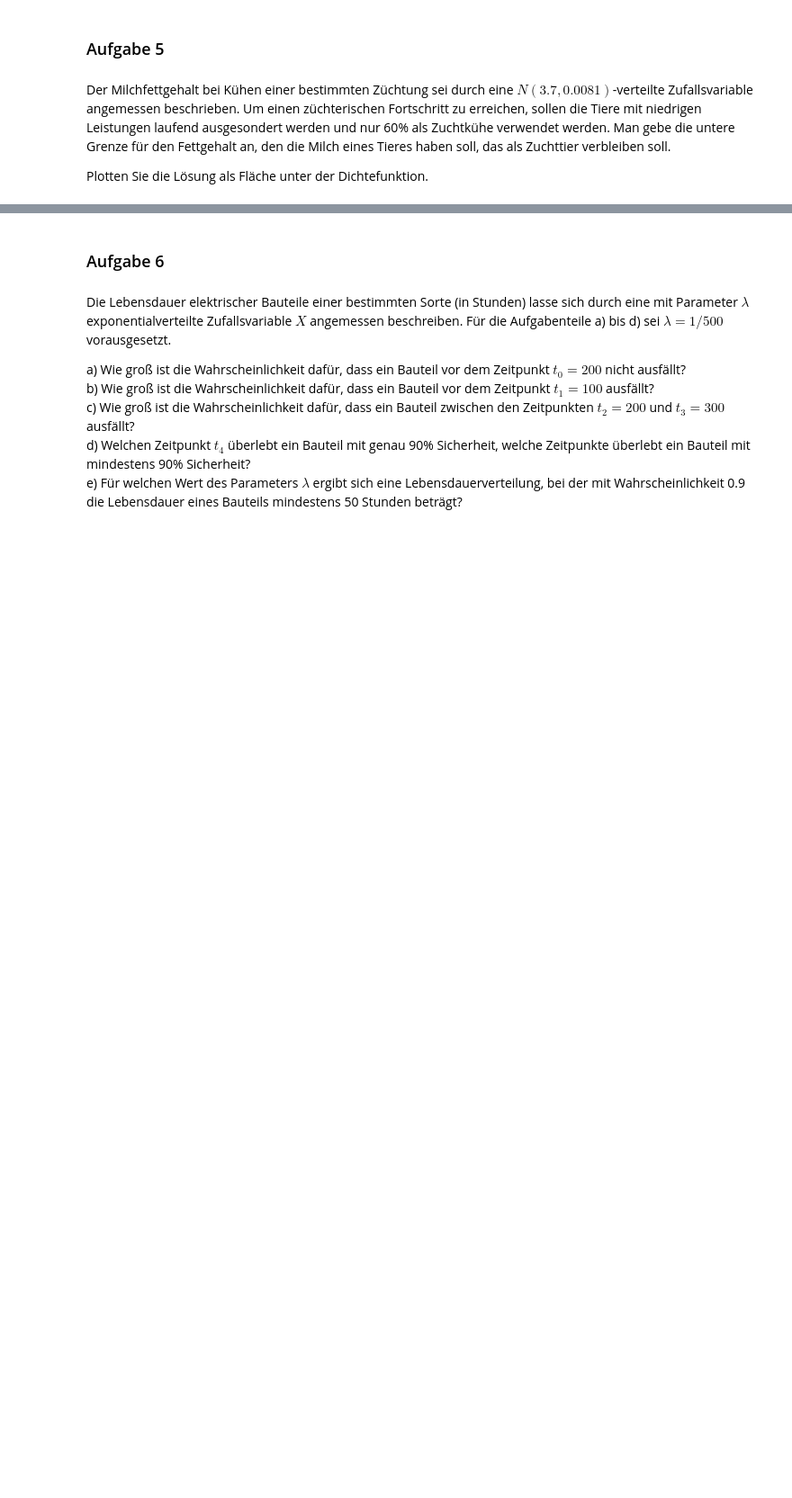
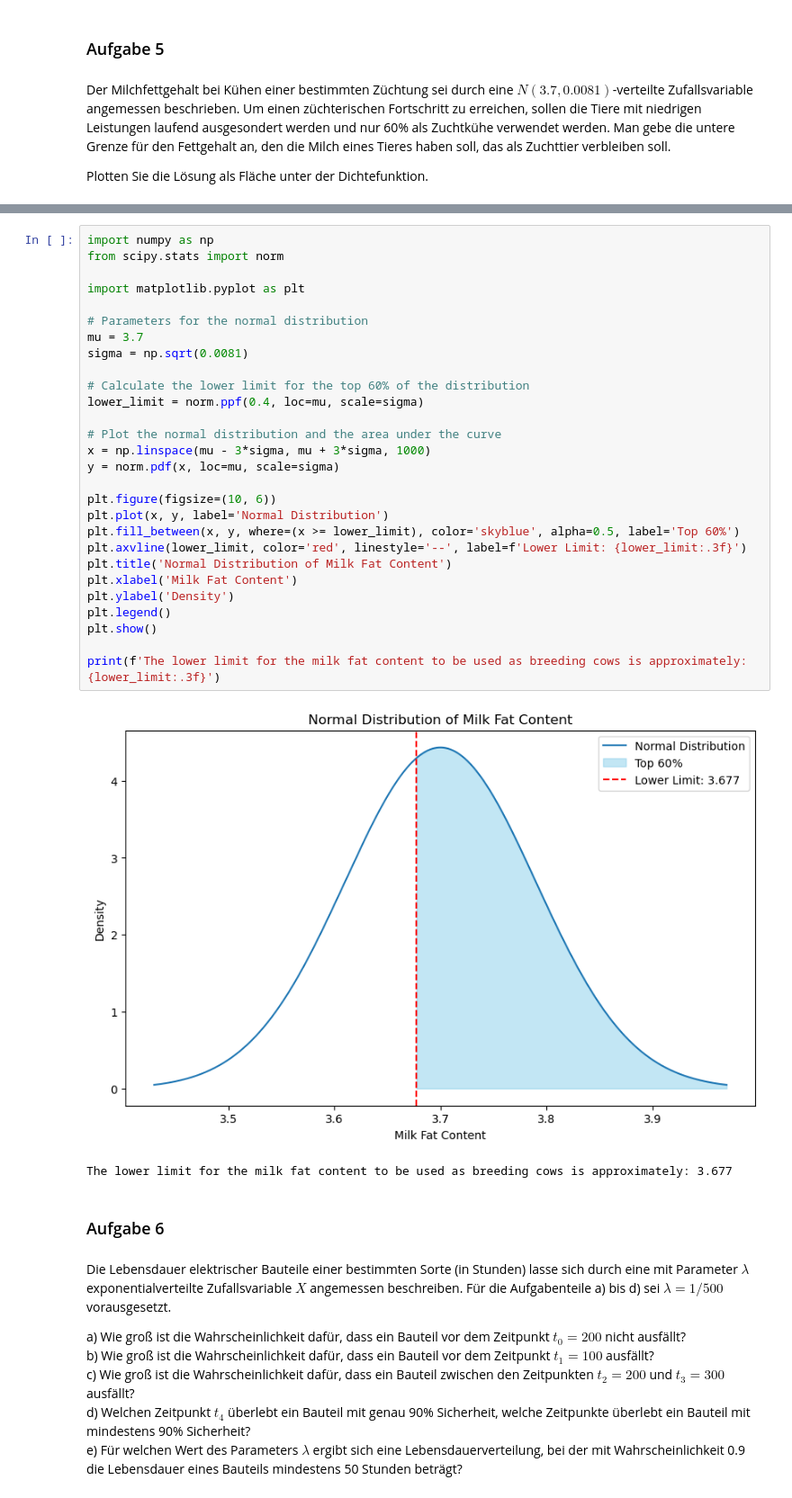
Before and after one commit to maixnor/uniwien, a Jupyter notebook: notebooks/stat/Aufgabenblatt_5.ipynb, the cells around one changed output, grey strips where cells are left out. Shown: that part at 90% size. Cells and saved outputs as stored; diff of their text form; blank space fills up the shorter version.

```diff
--- a/notebooks/stat/Aufgabenblatt_5.ipynb
+++ b/notebooks/stat/Aufgabenblatt_5.ipynb
@@ -265,3 +287,34 @@ Plotten Sie die Lösung als Fläche unter der Dichtefunktion.
+# %%
+import numpy as np
+from scipy.stats import norm
+
+import matplotlib.pyplot as plt
+
+# Parameters for the normal distribution
+mu = 3.7
+sigma = np.sqrt(0.0081)
+
+# Calculate the lower limit for the top 60% of the distribution
+lower_limit = norm.ppf(0.4, loc=mu, scale=sigma)
+
+# Plot the normal distribution and the area under the curve
+x = np.linspace(mu - 3*sigma, mu + 3*sigma, 1000)
+y = norm.pdf(x, loc=mu, scale=sigma)
+
+plt.figure(figsize=(10, 6))
+plt.plot(x, y, label='Normal Distribution')
+plt.fill_between(x, y, where=(x >= lower_limit), color='skyblue', alpha=0.5, label='Top 60%')
+plt.axvline(lower_limit, color='red', linestyle='--', label=f'Lower Limit: {lower_limit:.3f}')
+plt.title('Normal Distribution of Milk Fat Content')
+plt.xlabel('Milk Fat Content')
+plt.ylabel('Density')
+plt.legend()
+plt.show()
+
+print(f'The lower limit for the milk fat content to be used as breeding cows is approximately: {lower_limit:.3f}')
+# %% [output]
+[figure, added]
+The lower limit for the milk fat content to be used as breeding cows is approximately: 3.677
 # %% [markdown]
 ### Aufgabe 6
 # %% [markdown]
```
Also changed, not shown: parts of 7 cells of this notebook.
